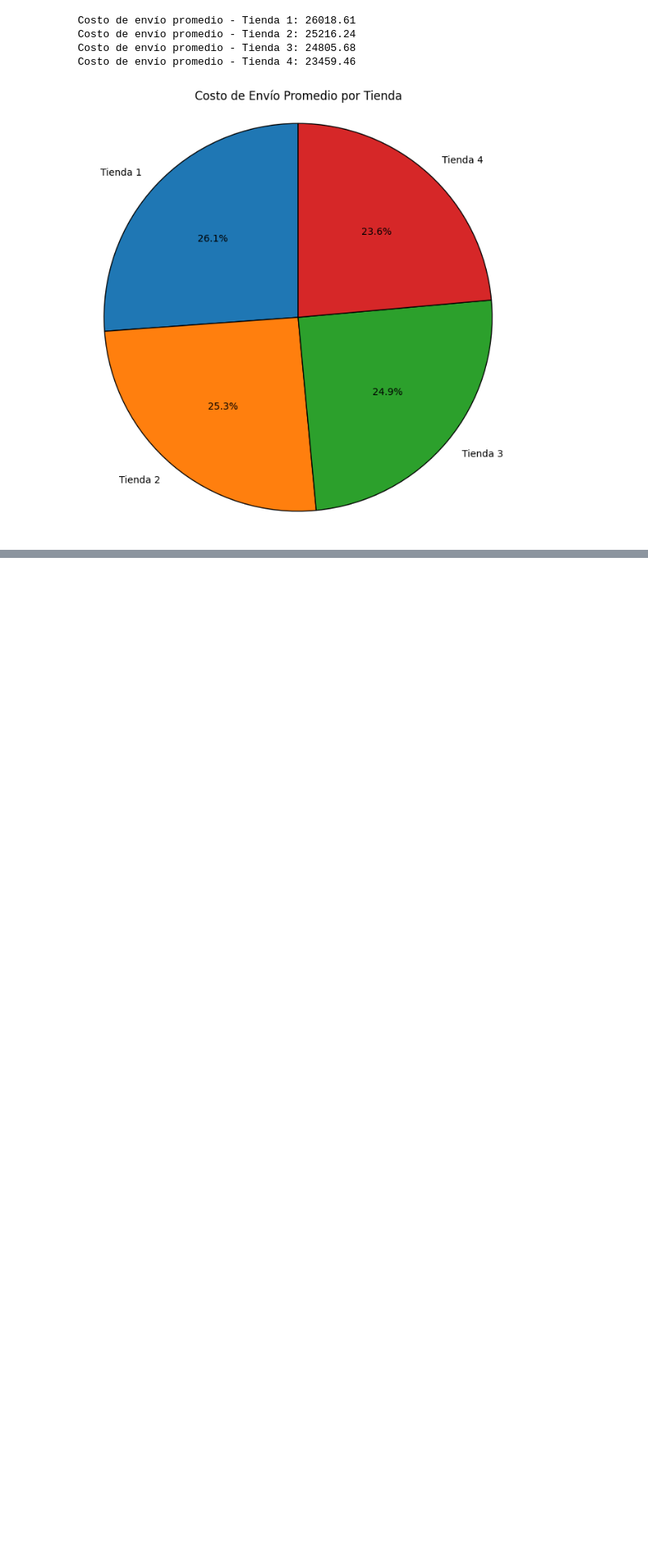
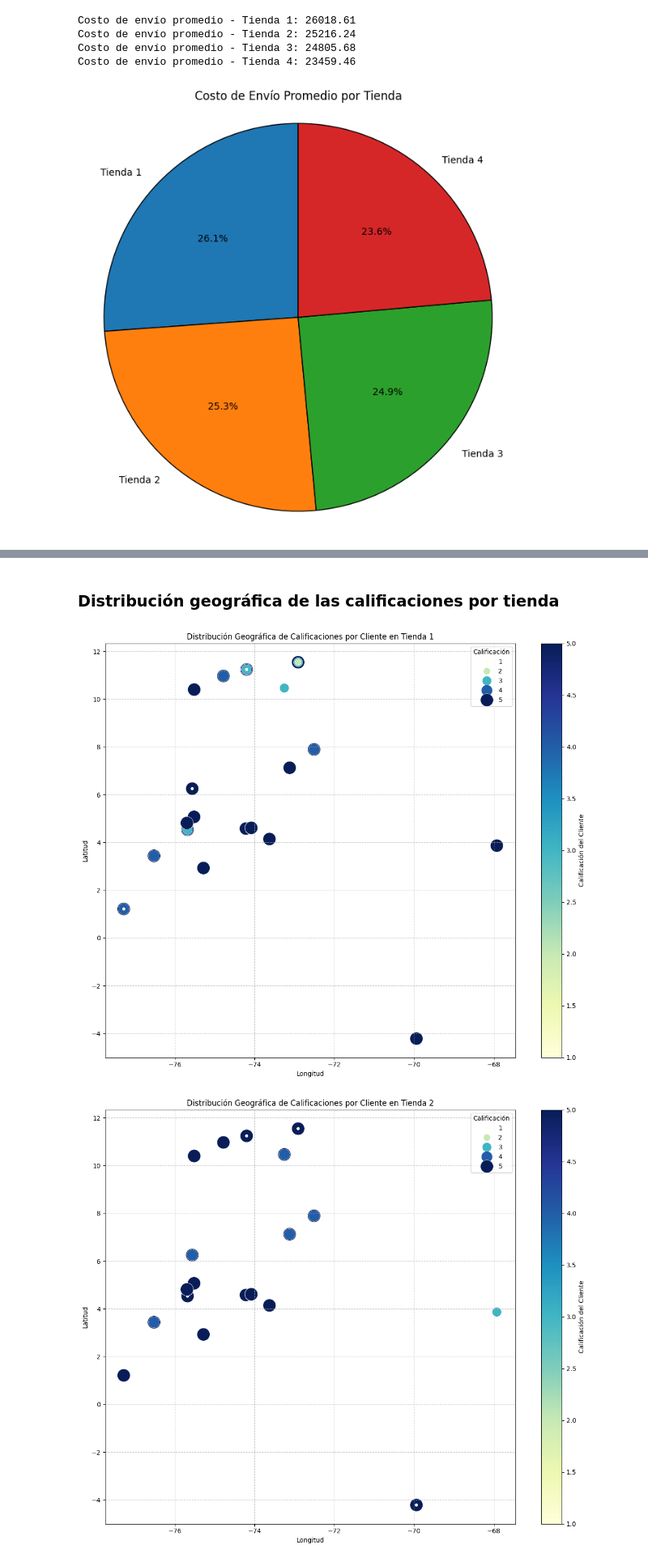
Before and after one commit to Gagusanz/ChallengePythonAluraG9, a Jupyter notebook: AluraStoreLatam.ipynb, the cells around one changed output, grey strips where cells are left out. Shown at 81% size. Drawn from its saved outputs; the diff is of its cells as text; code cells hidden in the pictures; blank space fills up the shorter version.

```diff
--- a/AluraStoreLatam.ipynb
+++ b/AluraStoreLatam.ipynb
@@ -292,0 +428,29 @@ plt.show()
+# %% [markdown]
+### Distribución geográfica de las calificaciones por tienda
+# %%
+import matplotlib.pyplot as plt
+import seaborn as sns
+
+def plot_geographical_ratings(df, store_name):
+    plt.figure(figsize=(12, 10))
+    ax = sns.scatterplot(x='lon', y='lat', hue='Calificación', size='Calificación', data=df, palette='YlGnBu', sizes=(20, 400), legend='full')
+    plt.title(f'Distribución Geográfica de Calificaciones por Cliente en {store_name}')
+    plt.xlabel('Longitud')
+    plt.ylabel('Latitud')
+    plt.grid(True, linestyle='--', alpha=0.6)
+
+    norm = plt.Normalize(df['Calificación'].min(), df['Calificación'].max())
+    sm = plt.cm.ScalarMappable(cmap="YlGnBu", norm=norm)
+    sm.set_array([])
+    plt.colorbar(sm, ax=ax, label='Calificación del Cliente')
+
+    plt.tight_layout()
+    plt.show()
+
+plot_geographical_ratings(tienda, "Tienda 1")
+plot_geographical_ratings(tienda2, "Tienda 2")
+plot_geographical_ratings(tienda3, "Tienda 3")
+plot_geographical_ratings(tienda4, "Tienda 4")
+# %% [output]
+[figure, added]
+[figure, added]
```
Also changed, not shown: parts of 19 cells of this notebook.
